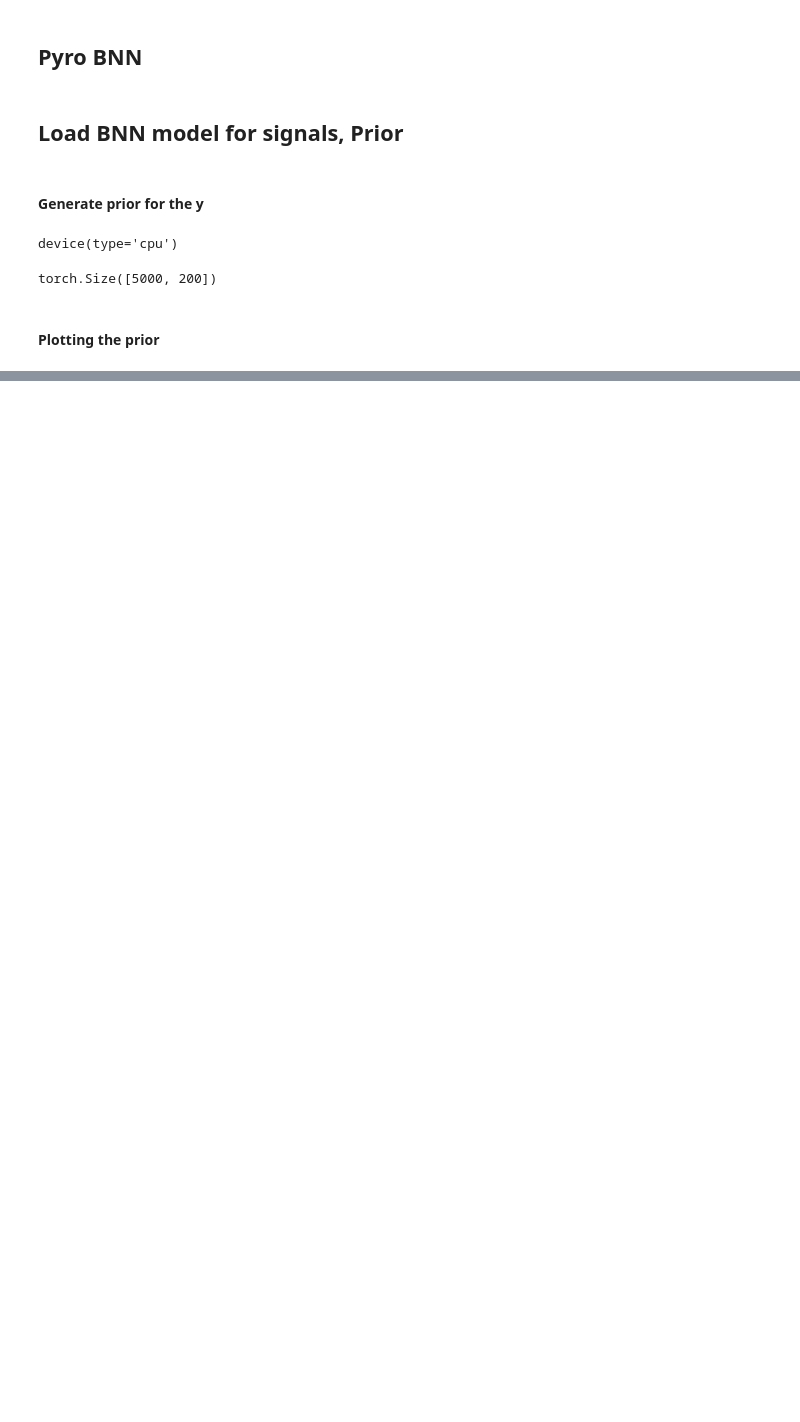
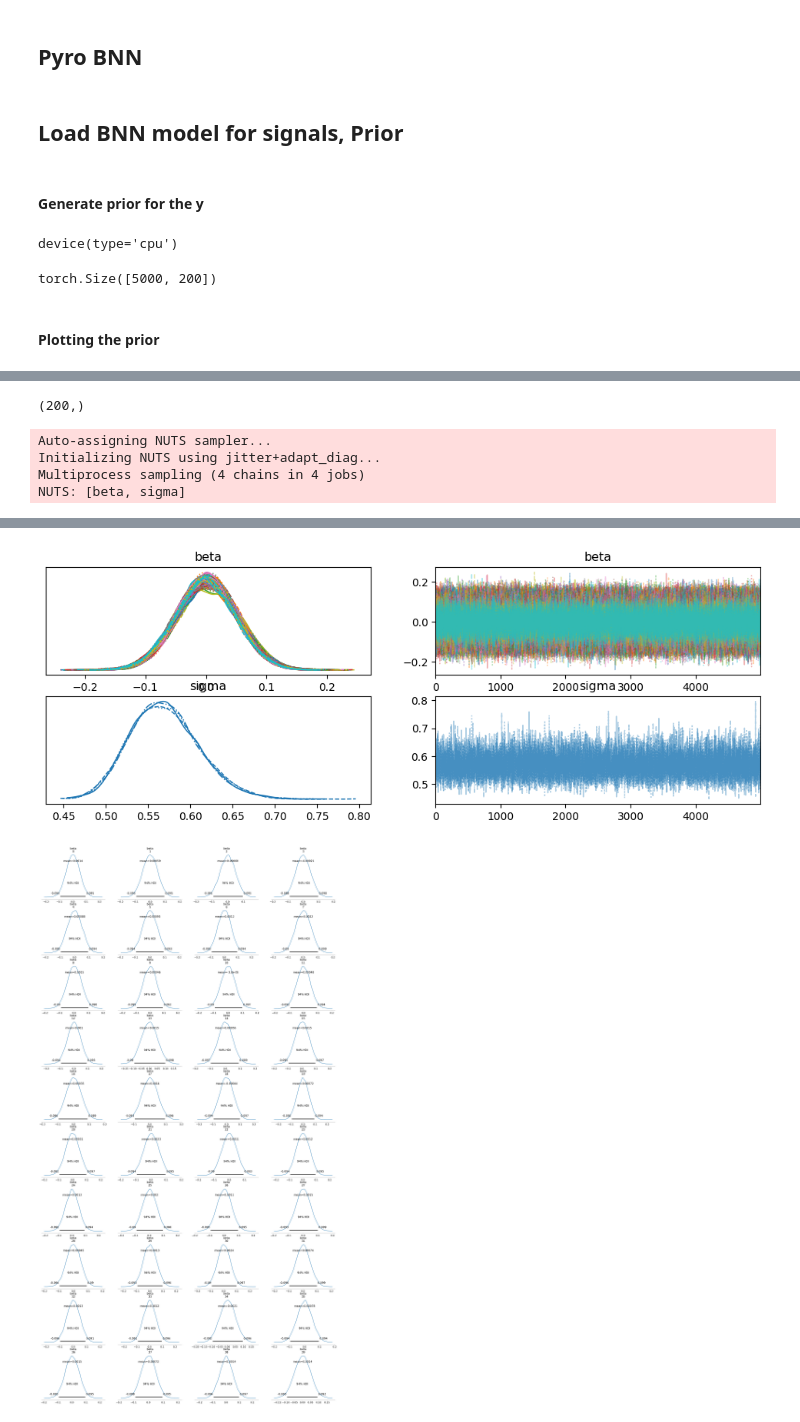
Before and after one commit to akseliekseli/Bayesian-Neural-Networks-with-Stochastic-Variational-Inference-in-Inverse-Problems, a Jupyter notebook: codes/main_mcmc.ipynb, the cells around one changed output, grey strips where cells are left out. Cells and saved outputs as stored; diff of their text form; code cells hidden in the pictures; blank space fills up the shorter version.

```diff
--- a/codes/main_mcmc.ipynb
+++ b/codes/main_mcmc.ipynb
@@ -386,0 +347,54 @@ adjusted covariance matrix
+# %%
+def create_pymc_prior(data):
+    kdes = []
+
+    # Fit a KDE to each variable (column)
+    for i in range(data.shape[1]):
+        kde = gaussian_kde(data[:, i])
+        kdes.append(kde)
+    return kdes
+
+def pymc_prior(data, kdes):
+    densities = np.empty(data.shape)
+    for ii in range(len(kdes)):
+        densities[ii] = kdes[ii](data[ii])
+
+    return densities
+
+kdes = create_pymc_prior(prior_bnn)
+
+pymc_prior(f, kdes).shape
+# %% [output]
+(200,)
+# %%
+import pymc as pm
+import xarray as xr
+
+from pymc import HalfCauchy, Model, Normal, sample
+
+
+# Define the PyMC model
+with pm.Model() as model:
+
+    # Priors for the regression coefficients
+    beta = pm.Normal('beta', mu=prior_mean.numpy(), sigma=np.std(prior_bnn.numpy(), axis=0), shape=(n,))
+
+    # Prior for the noise standard deviation
+    sigma = pm.HalfNormal('sigma', sigma=0.5)
+
+    # Likelihood
+    mu = pm.math.dot(A, beta)
+    y_obs = pm.Normal('y_obs', mu=mu, sigma=sigma, observed=y_data)
+
+    # Use the NUTS sampler
+    trace = pm.sample(5000, tune=1000, target_accept=0.95, return_inferencedata=True)
+
+# Plot the results
+az.plot_trace(trace)
+az.plot_posterior(trace)
+plt.show()
+# %% [output]
+Auto-assigning NUTS sampler...
+Initializing NUTS using jitter+adapt_diag...
+Multiprocess sampling (4 chains in 4 jobs)
+NUTS: [beta, sigma]
@@ -386,0 +405,2 @@ adjusted covariance matrix
+[figure, added]
+[figure, added]
```
Also changed, not shown: parts of 20 cells of this notebook, 4 other files.
